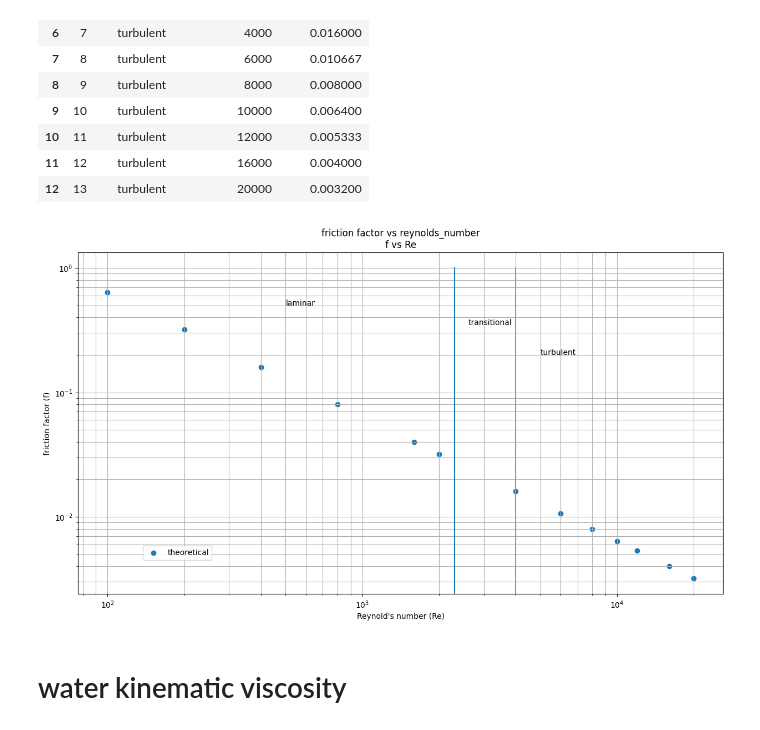
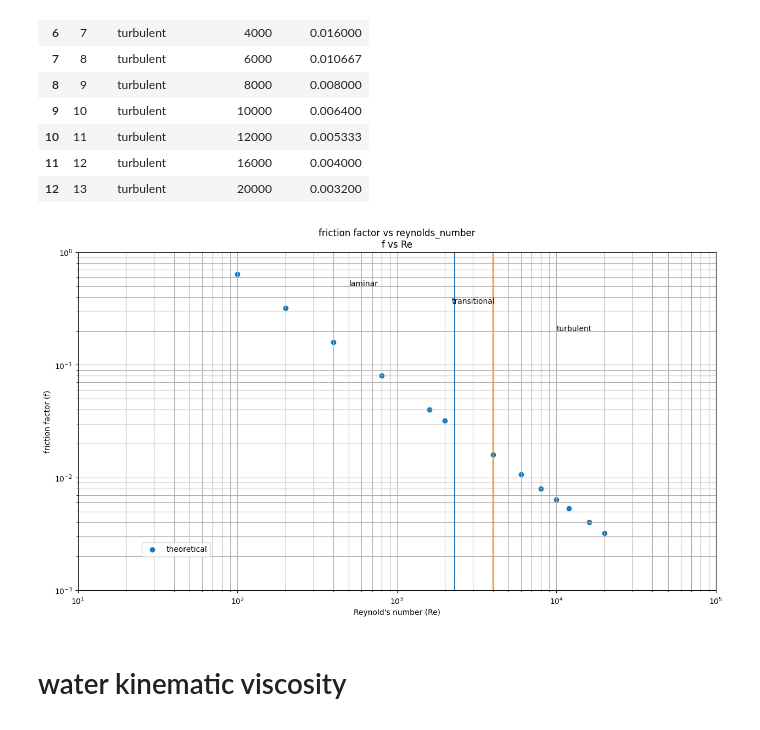
Before and after one commit to Holger-Paxi/Fluid_Mechanics, a Jupyter notebook: Assessment_Task_3_pipe_test.ipynb, the cells around one changed output. Cells and saved outputs as stored; diff of their text form; code cells hidden in the pictures.

```diff
--- a/Assessment_Task_3_pipe_test.ipynb
+++ b/Assessment_Task_3_pipe_test.ipynb
@@ -28,21 +28,23 @@ theoretical_values
 # %%
 fig1, ax1 = plt.subplots(figsize=(15,8))
 ax1.scatter(theoretical_values.reynolds_number, theoretical_values.friction_factor, label='theoretical')
 ax1.plot([2300,2300], [0, 1])
 ax1.plot([4000,4000], [0, 1])
 ax1.legend(loc=(.1,.1))
+plt.xlim(10,100000)
+plt.ylim(0.001,1)
 plt.xscale('log')
 plt.yscale('log')
 plt.grid(which='minor')
 plt.grid(which='major')
 plt.title('friction factor vs reynolds_number\nf vs Re')
 plt.xlabel('Reynold\'s number (Re)')
 plt.ylabel('friction factor (f)')
-plt.text(x=5000, y=0.2, s='turbulent')
-plt.text(x=2600, y=0.35, s='transitional')
+plt.text(x=10000, y=0.2, s='turbulent')
+plt.text(x=2200, y=0.35, s='transitional')
 plt.text(x=500, y=0.5, s='laminar');
 # %% [output]
-[figure, old version]
+[figure, new version]
 # %% [markdown]
 # water kinematic viscosity
 # %%
```
Also changed, not shown: parts of 2 cells of this notebook.
